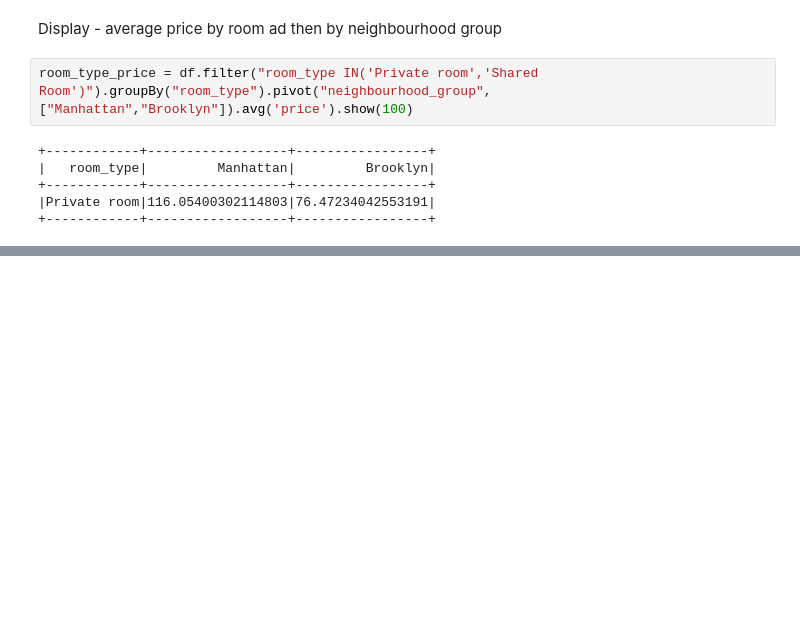
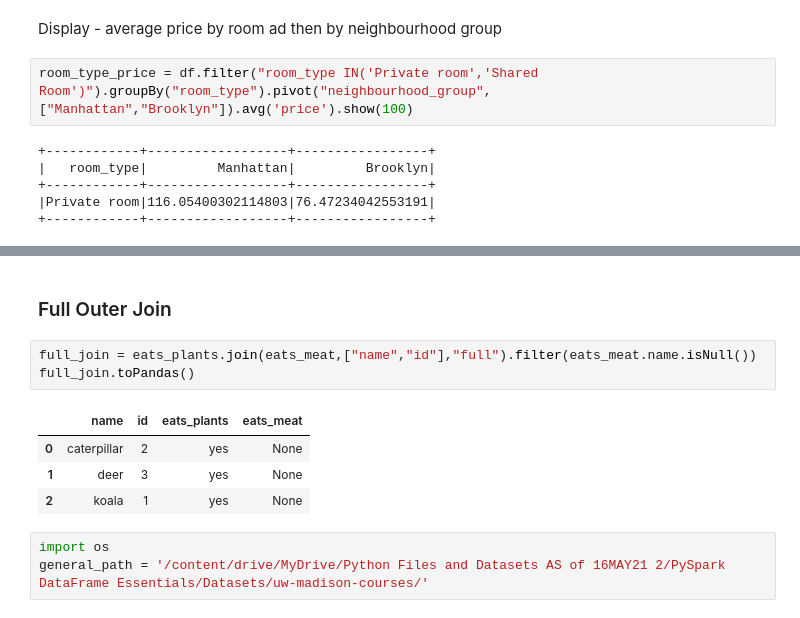
Before and after one commit to citysiva180/PySpark_Exclusive_Learning, a Jupyter notebook: PySpark_Essentials_by_LAYLA.ipynb, the cells around one changed output, grey strips where cells are left out. Drawn from its saved outputs; the diff is of its cells as text; blank space fills up the shorter version.

```diff
--- a/PySpark_Essentials_by_LAYLA.ipynb
+++ b/PySpark_Essentials_by_LAYLA.ipynb
@@ -2287,0 +2388,13 @@ room_type_price = df.filter("room_type IN('Private room','Shared Room')").groupB
+# %% [markdown]
+### Full Outer Join
+# %%
+full_join = eats_plants.join(eats_meat,["name","id"],"full").filter(eats_meat.name.isNull())
+full_join.toPandas()
+# %% [output]
+|  | name | id | eats_plants | eats_meat |
+| 0 | caterpillar | 2 | yes | None |
+| 1 | deer | 3 | yes | None |
+| 2 | koala | 1 | yes | None |
+# %%
+import os
+general_path = '/content/drive/MyDrive/Python Files and Datasets AS of 16MAY21 2/PySpark DataFrame Essentials/Datasets/uw-madison-courses/'
```
Also changed, not shown: parts of 22 cells of this notebook.
